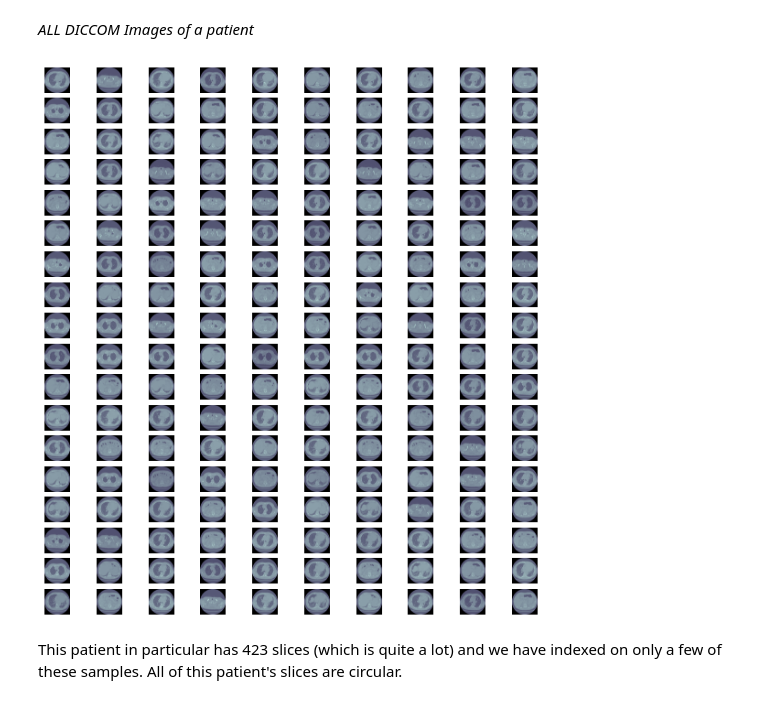
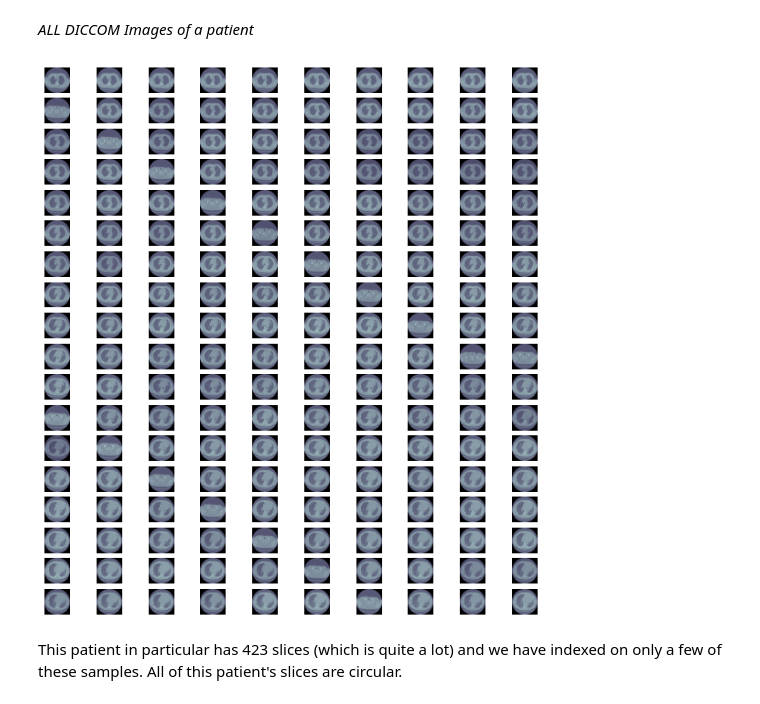
Before and after one commit to sauravakolia/OSIC-Pulmonary-, a Jupyter notebook: OSIC(EDA).ipynb, the cells around one changed output. Cells and saved outputs as stored; diff of their text form; code cells hidden in the pictures.

```diff
--- a/OSIC(EDA).ipynb
+++ b/OSIC(EDA).ipynb
@@ -97,7 +126,7 @@ plt.title('Histogram of DICOM count per patient');
 # %% [markdown]
 **Train data**
 # %%
-r = dcm.dcmread('/content/OSIC/train/ID00007637202177411956430/1.dcm')
+r = dcm.dcmread('train/ID00007637202177411956430/1.dcm')
 img = r.pixel_array
 img[img == -2000] = 0
 
@@ -138,5 +220,5 @@ Dataset.file_meta -------------------------------
 # %%
-files = glob.glob('/content/OSIC/train/*/*.dcm')
+files = glob.glob('train/*/*.dcm')
 def dicom_to_image(filename):
     im = dcm.dcmread(filename)
     img = im.pixel_array
@@ -152,12 +234,12 @@ for i in range(20):
 *ALL DICCOM Images of a patient*
 # %%
 f, plots = plt.subplots(18, 10, sharex='all', sharey='all', figsize=(10, 11))
-pat = glob.glob('/content/OSIC/train/ID00422637202311677017371/*.dcm')
+pat = glob.glob('train/ID00422637202311677017371/*.dcm')
 for i in range(180):
     plots[i // 10, i % 10].axis('off')
     plots[i // 10, i % 10].imshow(dcm.dcmread(pat[i]).pixel_array, cmap=plt.cm.bone)
 # %% [output]
-[figure, old version]
+[figure, new version]
 # %% [markdown]
 This patient in particular has 423 slices (which is quite a lot) and we have indexed on only a few of these samples. All of this patient's slices are circular.
 # %% [markdown]
```
Also changed, not shown: parts of 62 cells of this notebook.
